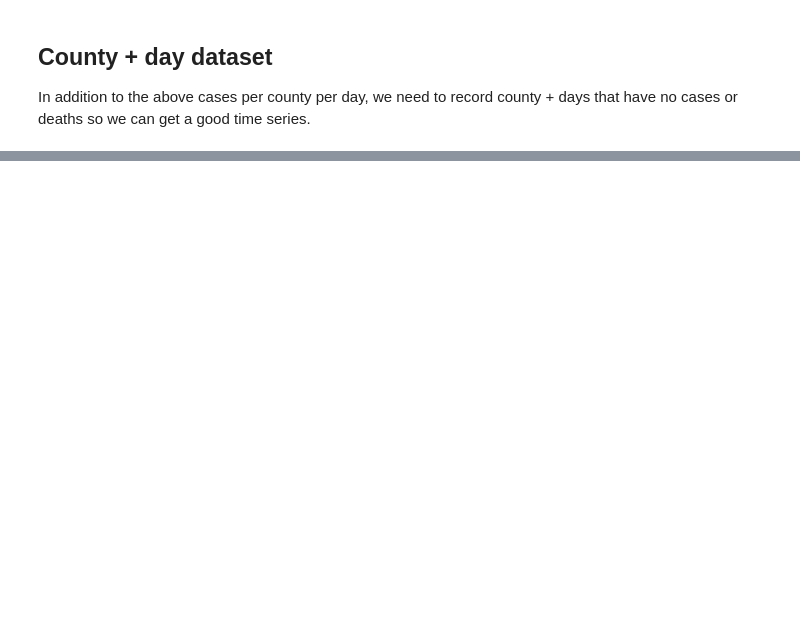
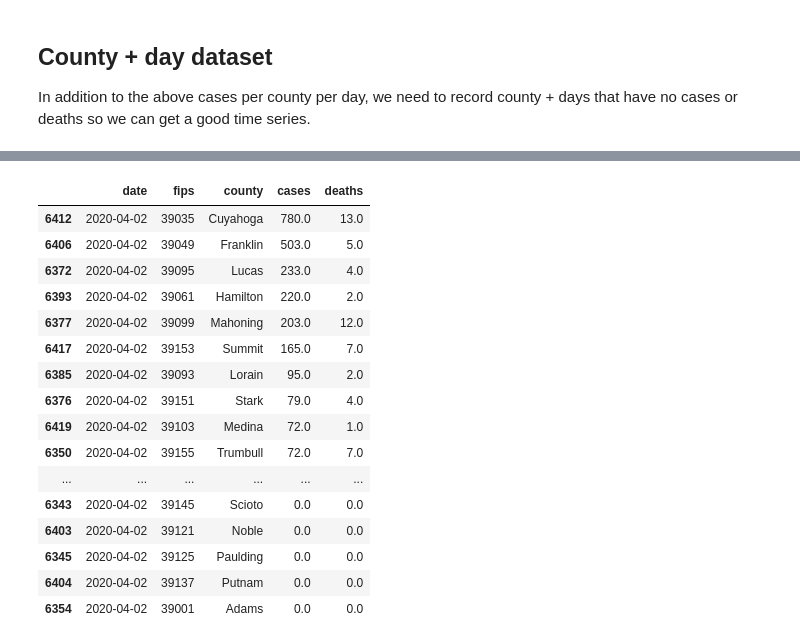
Before and after one commit to akanik/pub-media-covid19-collab, a Jupyter notebook: code/transform-case-data-ohio.ipynb, the cells around one changed output, grey strips where cells are left out. Cells and saved outputs as stored; diff of their text form; code cells hidden in the pictures; blank space fills up the shorter version.

```diff
--- a/code/transform-case-data-ohio.ipynb
+++ b/code/transform-case-data-ohio.ipynb
@@ -105,0 +106,21 @@ fullDT_joined.loc[fullDT_joined['date'] == '2020-03-30']['deaths'].sum()
+# %%
+max_date = fullDT_joined['date'].max()
+fullDT_joined.loc[fullDT_joined['date'] == max_date].sort_values('cases',ascending=False)
+# %% [output]
+|  | date | fips | county | cases | deaths |
+| 6412 | 2020-04-02 | 39035 | Cuyahoga | 780.0 | 13.0 |
+| 6406 | 2020-04-02 | 39049 | Franklin | 503.0 | 5.0 |
+| 6372 | 2020-04-02 | 39095 | Lucas | 233.0 | 4.0 |
+| 6393 | 2020-04-02 | 39061 | Hamilton | 220.0 | 2.0 |
+| 6377 | 2020-04-02 | 39099 | Mahoning | 203.0 | 12.0 |
+| 6417 | 2020-04-02 | 39153 | Summit | 165.0 | 7.0 |
+| 6385 | 2020-04-02 | 39093 | Lorain | 95.0 | 2.0 |
+| 6376 | 2020-04-02 | 39151 | Stark | 79.0 | 4.0 |
+| 6419 | 2020-04-02 | 39103 | Medina | 72.0 | 1.0 |
+| 6350 | 2020-04-02 | 39155 | Trumbull | 72.0 | 7.0 |
+| ... | ... | ... | ... | ... | ... |
+| 6343 | 2020-04-02 | 39145 | Scioto | 0.0 | 0.0 |
+| 6403 | 2020-04-02 | 39121 | Noble | 0.0 | 0.0 |
+| 6345 | 2020-04-02 | 39125 | Paulding | 0.0 | 0.0 |
+| 6404 | 2020-04-02 | 39137 | Putnam | 0.0 | 0.0 |
+| 6354 | 2020-04-02 | 39001 | Adams | 0.0 | 0.0 |
```
Also changed, not shown: parts of 3 cells of this notebook, 6 other files.
